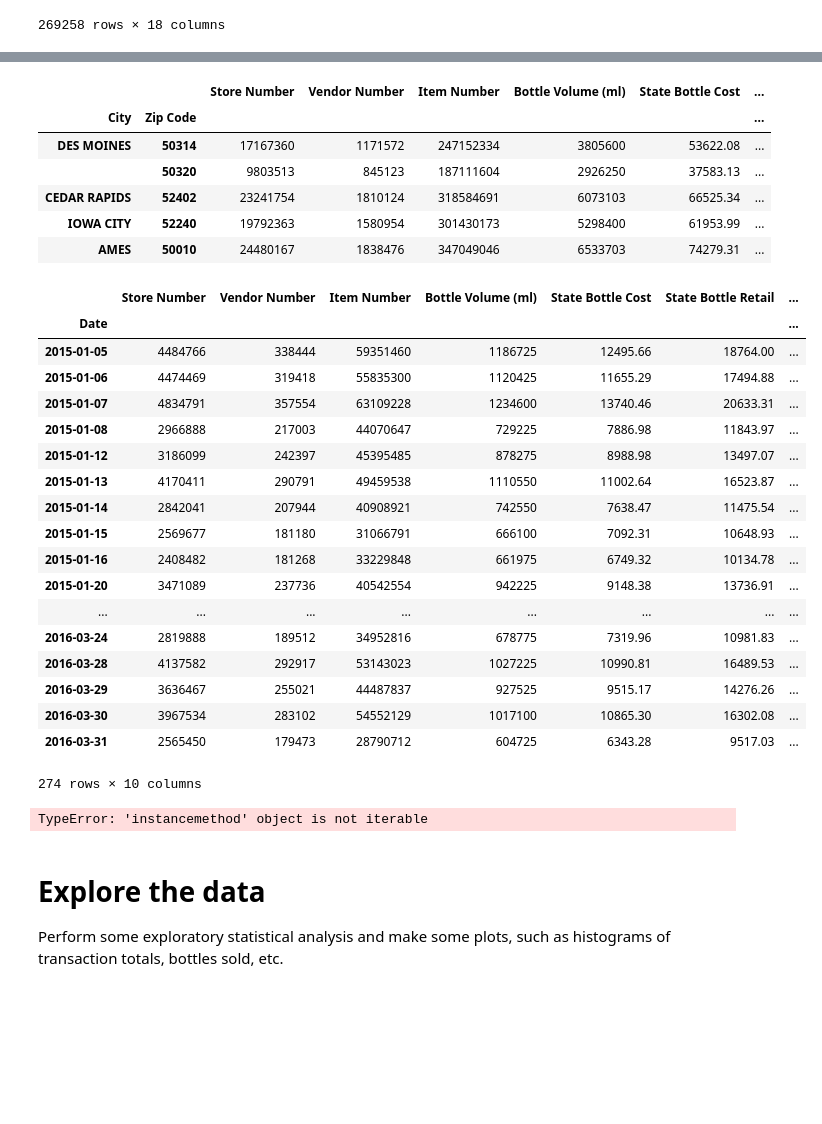
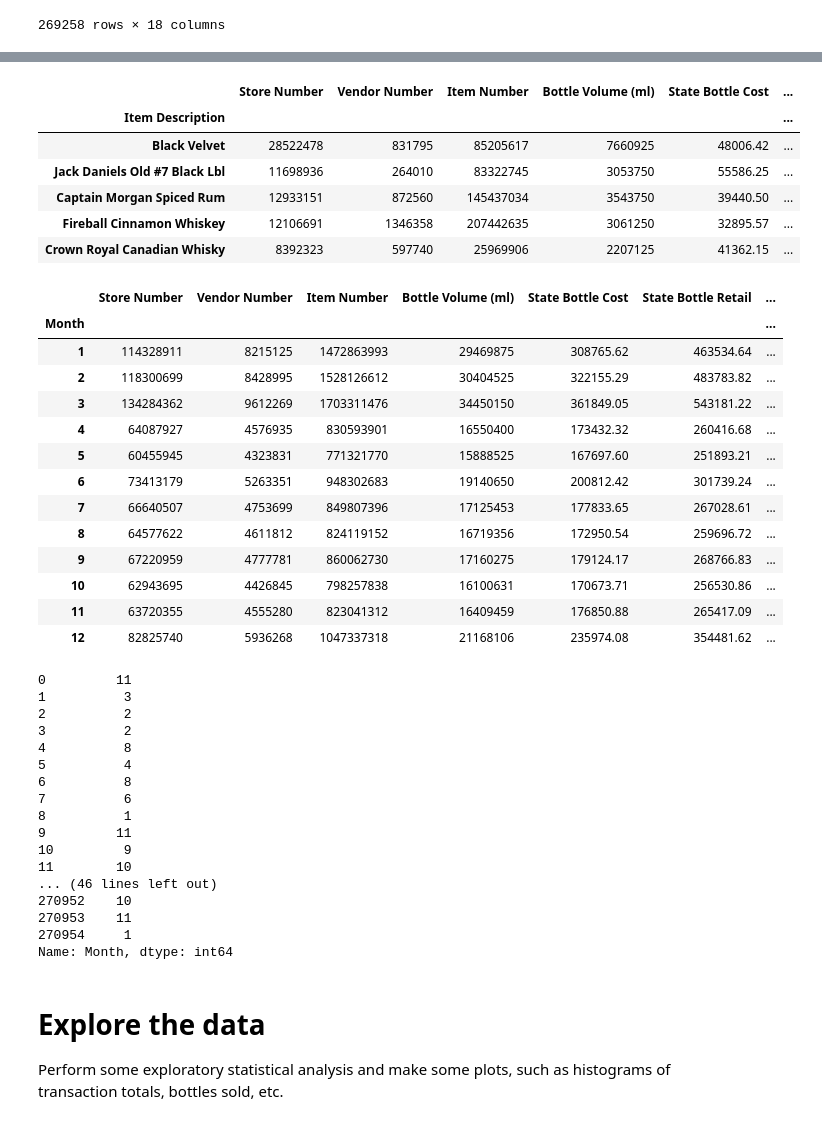
Before and after one commit to brettswan/General-Assembly-Projects, a Jupyter notebook: projects/01-projects-weekly/project-03/starter-code/Project 3 Starter Code.ipynb, the cells around one changed output, grey strips where cells are left out. Saved outputs shown, nothing was run; the diff lists cells and outputs as text; code cells hidden in the pictures; blank space fills up the shorter version.

```diff
--- a/projects/01-projects-weekly/project-03/starter-code/Project 3 Starter Code.ipynb
+++ b/projects/01-projects-weekly/project-03/starter-code/Project 3 Starter Code.ipynb
@@ -9,7 +9,7 @@ import pandas as pd
 df = pd.read_csv('/Users/davidswan/Downloads/Iowa_Liquor_sales_sample_10pct.csv')
 
 ## Transform the dates if needed, e.g.
-df["Date"] = pd.to_datetime(df["Date"])
+df["Date"] = pd.to_datetime(df["Date"], format = "%m/%d/%Y")
 df.head()
 # %% [output]
 |  | Date | Store Number | City | Zip Code | County Number | County | Category | Category Name | ... |
@@ -83,0 +72,2 @@ Date
+# %%
+df['Month'] = df['Date'].dt.month
@@ -104,40 +137,50 @@ df.groupby(by = ['City']).sum().sort_values(by = ['Sale (Dollars)'], ascending =
 # %%
-df.groupby(by = ['City' , 'Zip Code']).sum().sort_values(by = ['Sale (Dollars)'], ascending = False).head()
+df.groupby(by = ['Item Description']).sum().sort_values(by = ['Sale (Dollars)'], ascending = False).head()
 # %% [output]
-|  |  | Store Number | Vendor Number | Item Number | Bottle Volume (ml) | State Bottle Cost | ... |
-| City | Zip Code |  |  |  |  |  | ... |
-| DES MOINES | 50314 | 17167360 | 1171572 | 247152334 | 3805600 | 53622.08 | ... |
-|  | 50320 | 9803513 | 845123 | 187111604 | 2926250 | 37583.13 | ... |
-| CEDAR RAPIDS | 52402 | 23241754 | 1810124 | 318584691 | 6073103 | 66525.34 | ... |
-| IOWA CITY | 52240 | 19792363 | 1580954 | 301430173 | 5298400 | 61953.99 | ... |
-| AMES | 50010 | 24480167 | 1838476 | 347049046 | 6533703 | 74279.31 | ... |
+|  | Store Number | Vendor Number | Item Number | Bottle Volume (ml) | State Bottle Cost | ... |
+| Item Description |  |  |  |  |  | ... |
+| Black Velvet | 28522478 | 831795 | 85205617 | 7660925 | 48006.42 | ... |
+| Jack Daniels Old #7 Black Lbl | 11698936 | 264010 | 83322745 | 3053750 | 55586.25 | ... |
+| Captain Morgan Spiced Rum | 12933151 | 872560 | 145437034 | 3543750 | 39440.50 | ... |
+| Fireball Cinnamon Whiskey | 12106691 | 1346358 | 207442635 | 3061250 | 32895.57 | ... |
+| Crown Royal Canadian Whisky | 8392323 | 597740 | 25969906 | 2207125 | 41362.15 | ... |
 # %%
-df.groupby(by = ['Date']).sum()#.sort_values(by = ['Date'], ascending = False)
+df.groupby(by = ['Month']).sum()
 # %% [output]
 |  | Store Number | Vendor Number | Item Number | Bottle Volume (ml) | State Bottle Cost | State Bottle Retail | ... |
-| Date |  |  |  |  |  |  | ... |
-| 2015-01-05 | 4484766 | 338444 | 59351460 | 1186725 | 12495.66 | 18764.00 | ... |
-| 2015-01-06 | 4474469 | 319418 | 55835300 | 1120425 | 11655.29 | 17494.88 | ... |
-| 2015-01-07 | 4834791 | 357554 | 63109228 | 1234600 | 13740.46 | 20633.31 | ... |
-| 2015-01-08 | 2966888 | 217003 | 44070647 | 729225 | 7886.98 | 11843.97 | ... |
-| 2015-01-12 | 3186099 | 242397 | 45395485 | 878275 | 8988.98 | 13497.07 | ... |
-| 2015-01-13 | 4170411 | 290791 | 49459538 | 1110550 | 11002.64 | 16523.87 | ... |
-| 2015-01-14 | 2842041 | 207944 | 40908921 | 742550 | 7638.47 | 11475.54 | ... |
-| 2015-01-15 | 2569677 | 181180 | 31066791 | 666100 | 7092.31 | 10648.93 | ... |
-| 2015-01-16 | 2408482 | 181268 | 33229848 | 661975 | 6749.32 | 10134.78 | ... |
-| 2015-01-20 | 3471089 | 237736 | 40542554 | 942225 | 9148.38 | 13736.91 | ... |
-| ... | ... | ... | ... | ... | ... | ... | ... |
-| 2016-03-24 | 2819888 | 189512 | 34952816 | 678775 | 7319.96 | 10981.83 | ... |
-| 2016-03-28 | 4137582 | 292917 | 53143023 | 1027225 | 10990.81 | 16489.53 | ... |
-| 2016-03-29 | 3636467 | 255021 | 44487837 | 927525 | 9515.17 | 14276.26 | ... |
-| 2016-03-30 | 3967534 | 283102 | 54552129 | 1017100 | 10865.30 | 16302.08 | ... |
-| 2016-03-31 | 2565450 | 179473 | 28790712 | 604725 | 6343.28 | 9517.03 | ... |
+| Month |  |  |  |  |  |  | ... |
+| 1 | 114328911 | 8215125 | 1472863993 | 29469875 | 308765.62 | 463534.64 | ... |
+| 2 | 118300699 | 8428995 | 1528126612 | 30404525 | 322155.29 | 483783.82 | ... |
+| 3 | 134284362 | 9612269 | 1703311476 | 34450150 | 361849.05 | 543181.22 | ... |
+| 4 | 64087927 | 4576935 | 830593901 | 16550400 | 173432.32 | 260416.68 | ... |
+| 5 | 60455945 | 4323831 | 771321770 | 15888525 | 167697.60 | 251893.21 | ... |
+| 6 | 73413179 | 5263351 | 948302683 | 19140650 | 200812.42 | 301739.24 | ... |
+| 7 | 66640507 | 4753699 | 849807396 | 17125453 | 177833.65 | 267028.61 | ... |
+| 8 | 64577622 | 4611812 | 824119152 | 16719356 | 172950.54 | 259696.72 | ... |
+| 9 | 67220959 | 4777781 | 860062730 | 17160275 | 179124.17 | 268766.83 | ... |
+| 10 | 62943695 | 4426845 | 798257838 | 16100631 | 170673.71 | 256530.86 | ... |
+| 11 | 63720355 | 4555280 | 823041312 | 16409459 | 176850.88 | 265417.09 | ... |
+| 12 | 82825740 | 5936268 | 1047337318 | 21168106 | 235974.08 | 354481.62 | ... |
-274 rows × 10 columns
-# %%
-for i in df[['Date']].iterrows:
-    print i
-# %% [output]
-TypeError: 'instancemethod' object is not iterable
+# %%
+df['Month']
+# %% [output]
+0         11
+1          3
+2          2
+3          2
+4          8
+5          4
+6          8
+7          6
+8          1
+9         11
+10         9
+11        10
+... (46 lines left out)
+270952    10
+270953    11
+270954     1
+Name: Month, dtype: int64
 # %% [markdown]
 # Explore the data
 
```
Also changed, not shown: parts of 23 cells of this notebook, 4 other files.
